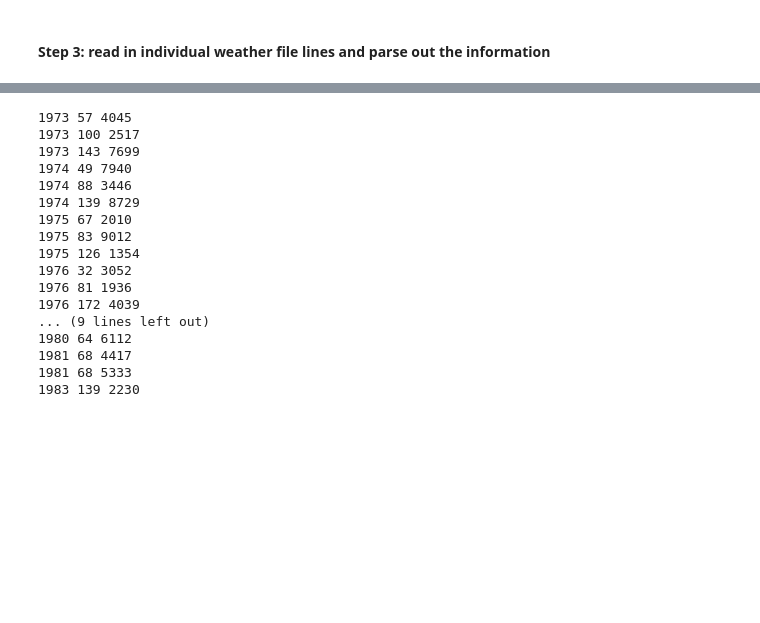
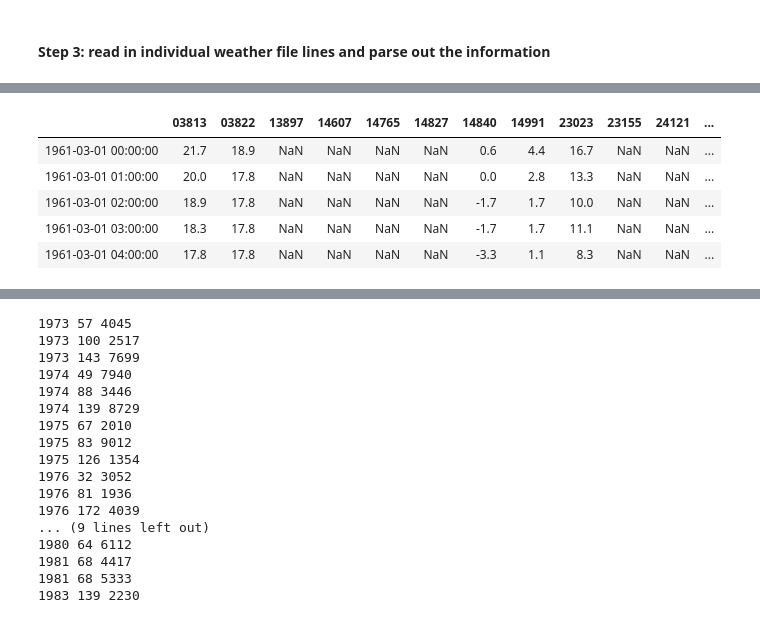
Before and after one commit to jennhsiao/upscale, a Jupyter notebook: notebooks/weafile_read.ipynb, the cells around one changed output, grey strips where cells are left out. Saved outputs shown, nothing was run; the diff lists cells and outputs as text; code cells hidden in the pictures; blank space fills up the shorter version.

Commit message:
editing weafile_read & README.md

```diff
--- a/notebooks/weafile_read.ipynb
+++ b/notebooks/weafile_read.ipynb
@@ -67,0 +55,21 @@ def CC(temp, temp_dew):
+# %%
+year = 1961
+dateparse = lambda dates: [pd.datetime.strptime(d, '%Y%m%d%H') for d in dates]
+season_start, season_end = '03-01-', '12-31-' # setting a pretty borad range for growing season
+
+colspecs = [(15,25), (87,92), (93,98), (105,8193)]
+colnames = ['time', 'temp', 'dew_temp', 'precip', 'precip_time', 'precip_depth', 'precip_condition', 'precip_quality']
+
+times = pd.date_range(season_start + str(year), season_end + str(year), freq='1H')
+
+test = pd.read_fwf('/home/disk/eos8/ach315/data/ISH/1961/999999-13895-1961',
+                   names=colnames, colspecs=colspecs, header=None, index_col='time',
+                   encoding='latin_1', dtype={'temp':int, 'dew_temp':int, 'precip':str},
+                   parse_dates=True, date_parser=dateparse)
+test.temp = test.temp/10
+test.precip_time = test[test['precip'].str.find('AA1')!=-1]['precip'].str.split('AA1').str.get(1).str.slice(0,2).astype(int)
+test.precip_depth = test[test['precip'].str.find('AA1')!=-1]['precip'].str.split('AA1').str.get(1).str.slice(2, 6).astype(int)
+test.precip_condition = test[test['precip'].str.find('AA1')!=-1]['precip'].str.split('AA1').str.get(1).str.slice(6,7).astype(int)
+test.precip_quality = test[test['precip'].str.find('AA1')!=-1]['precip'].str.split('AA1').str.get(1).str.slice(7,8).astype(int)
+
+test.head()
@@ -101,0 +165,9 @@ for year in years:
+# %%
+df_temp_all.head()
+# %% [output]
+|  | 03813 | 03822 | 13897 | 14607 | 14765 | 14827 | 14840 | 14991 | 23023 | 23155 | 24121 | ... |
+| 1961-03-01 00:00:00 | 21.7 | 18.9 | NaN | NaN | NaN | NaN | 0.6 | 4.4 | 16.7 | NaN | NaN | ... |
+| 1961-03-01 01:00:00 | 20.0 | 17.8 | NaN | NaN | NaN | NaN | 0.0 | 2.8 | 13.3 | NaN | NaN | ... |
+| 1961-03-01 02:00:00 | 18.9 | 17.8 | NaN | NaN | NaN | NaN | -1.7 | 1.7 | 10.0 | NaN | NaN | ... |
+| 1961-03-01 03:00:00 | 18.3 | 17.8 | NaN | NaN | NaN | NaN | -1.7 | 1.7 | 11.1 | NaN | NaN | ... |
+| 1961-03-01 04:00:00 | 17.8 | 17.8 | NaN | NaN | NaN | NaN | -3.3 | 1.1 | 8.3 | NaN | NaN | ... |
```
Also changed, not shown: parts of 6 cells of this notebook, 4 other files.
